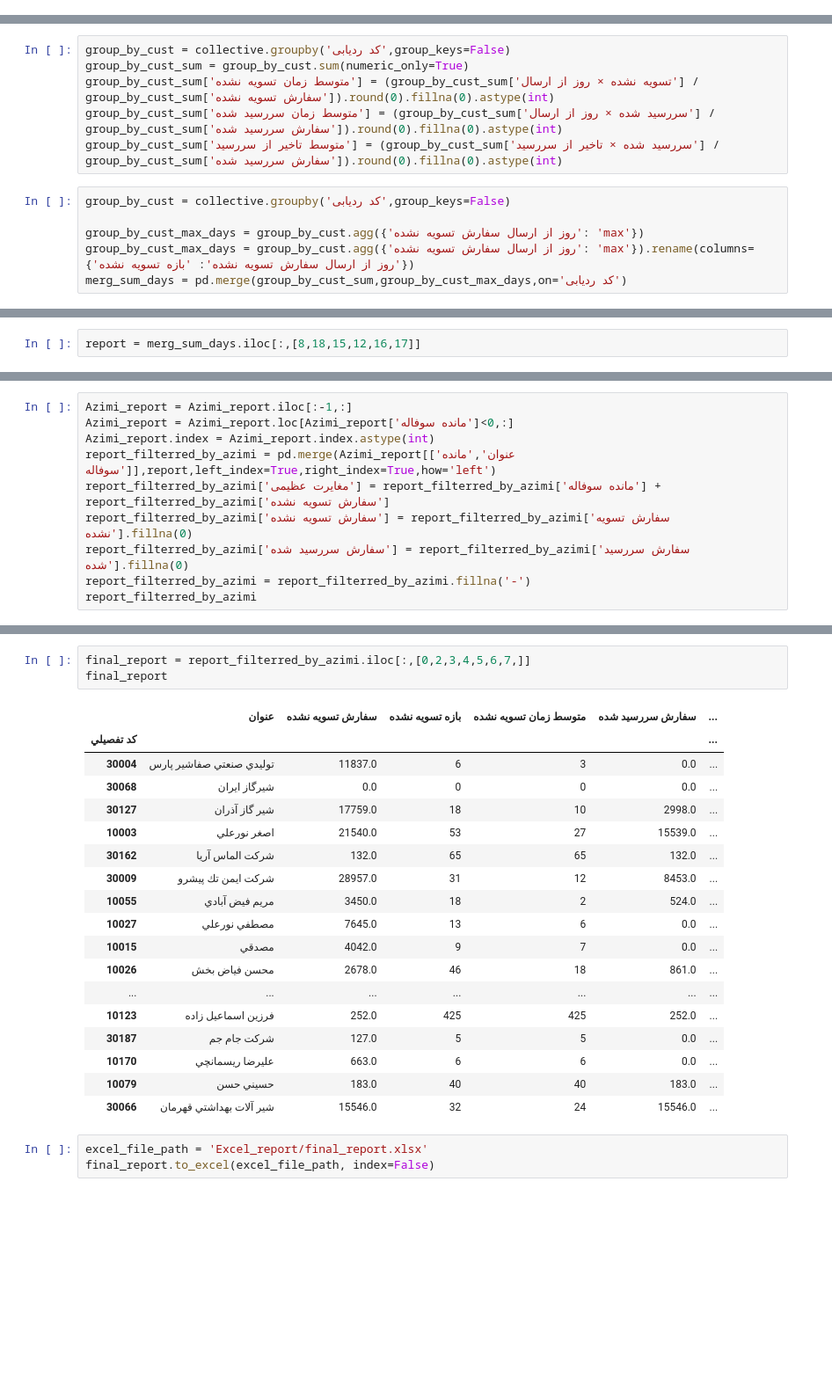
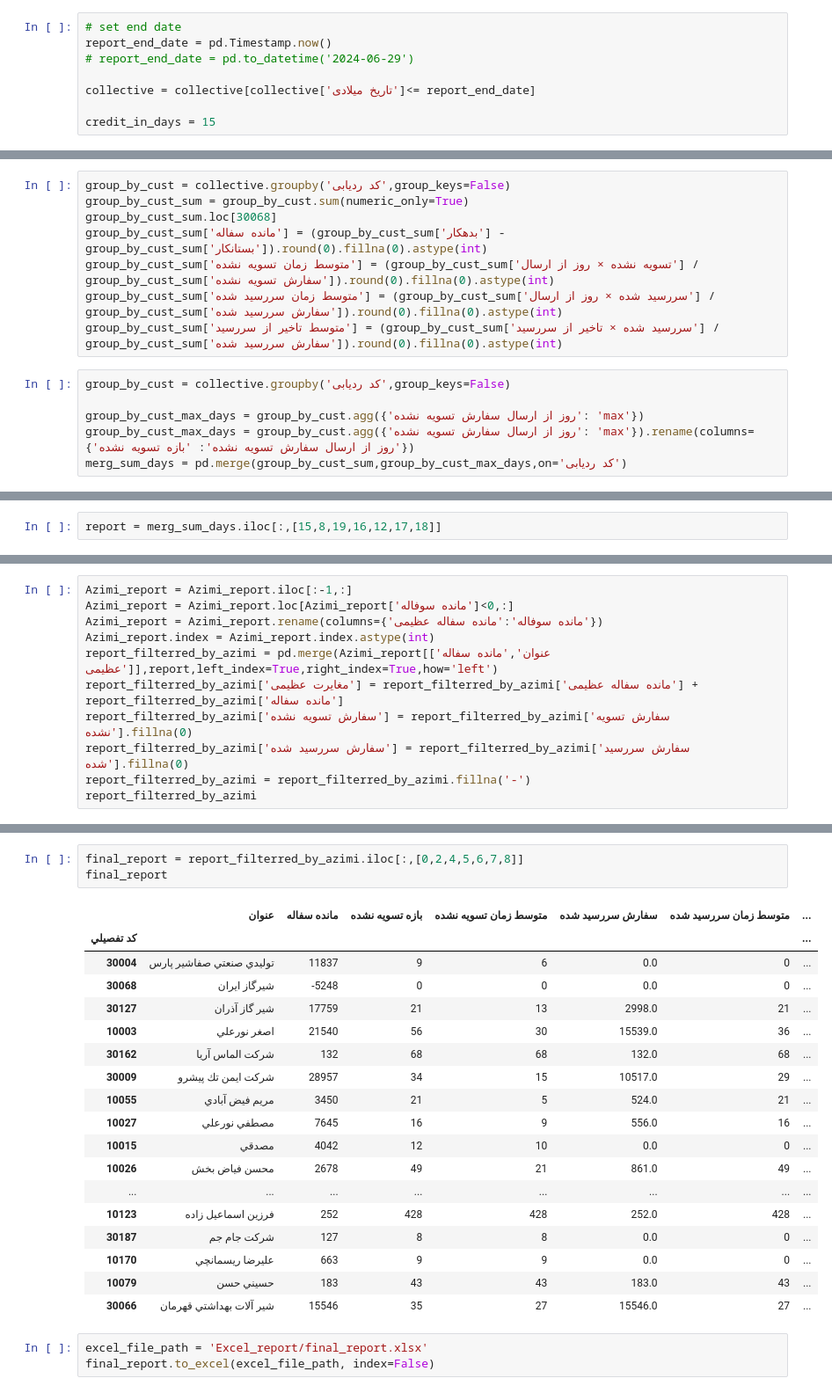
Before and after one commit to SahandSM/Chips_Report, a Jupyter notebook: main.ipynb, the cells around one changed output, grey strips where cells are left out. Shown: that part at 88% size. Cells and saved outputs as stored; diff of their text form; blank space fills up the shorter version.

Commit message:
corrected report_end_date filter and added مانده سفاله

```diff
--- a/main.ipynb
+++ b/main.ipynb
@@ -53,3 +49,11 @@ credit_in_days = 15
+# %%
+# set end date
+report_end_date = pd.Timestamp.now()
+# report_end_date = pd.to_datetime('2024-06-29')
+
+collective = collective[collective['تاريخ میلادی']<= report_end_date]
+
+credit_in_days = 15
 # %%
 collective['روز از ارسال سفارش تسویه نشده'] = pd.Timedelta(days=0)
 collective.loc[collective['سفارش تسویه نشده']>0,'روز از ارسال سفارش تسویه نشده'] = report_end_date - collective['تاريخ میلادی']
@@ -79,6 +97,8 @@ excel_file_path = 'Excel_report/collective.xlsx'
 # %%
 group_by_cust = collective.groupby('کد ردیابی',group_keys=False)
 group_by_cust_sum = group_by_cust.sum(numeric_only=True)
+group_by_cust_sum.loc[30068]
+group_by_cust_sum['مانده سفاله'] = (group_by_cust_sum['بدهکار'] - group_by_cust_sum['بستانکار']).round(0).fillna(0).astype(int)
 group_by_cust_sum['متوسط زمان تسویه نشده'] = (group_by_cust_sum['تسویه نشده × روز از ارسال'] / group_by_cust_sum['سفارش تسویه نشده']).round(0).fillna(0).astype(int)
 group_by_cust_sum['متوسط زمان سررسید شده'] = (group_by_cust_sum['سررسید شده × روز از ارسال'] / group_by_cust_sum['سفارش سررسید شده']).round(0).fillna(0).astype(int)
 group_by_cust_sum['متوسط تاخیر از سررسید'] = (group_by_cust_sum['سررسید شده × تاخیر از سررسید'] / group_by_cust_sum['سفارش سررسید شده']).round(0).fillna(0).astype(int)
@@ -91,2 +132,2 @@ merg_sum_days = pd.merge(group_by_cust_sum,group_by_cust_max_days,on='کد رد
 # %%
-report = merg_sum_days.iloc[:,[8,18,15,12,16,17]]
+report = merg_sum_days.iloc[:,[15,8,19,16,12,17,18]]
@@ -93,9 +151,10 @@ report = merg_sum_days.iloc[:,[8,18,15,12,16,17]]
 # %%
 Azimi_report = Azimi_report.iloc[:-1,:]
 Azimi_report = Azimi_report.loc[Azimi_report['مانده سوفاله']<0,:]
+Azimi_report = Azimi_report.rename(columns={'مانده سوفاله':'مانده سفاله عظیمی'})
 Azimi_report.index = Azimi_report.index.astype(int)
-report_filterred_by_azimi = pd.merge(Azimi_report[['عنوان','مانده سوفاله']],report,left_index=True,right_index=True,how='left')
-report_filterred_by_azimi['مغایرت عظیمی'] = report_filterred_by_azimi['مانده سوفاله'] + report_filterred_by_azimi['سفارش تسویه نشده']
+report_filterred_by_azimi = pd.merge(Azimi_report[['عنوان','مانده سفاله عظیمی']],report,left_index=True,right_index=True,how='left')
+report_filterred_by_azimi['مغایرت عظیمی'] = report_filterred_by_azimi['مانده سفاله عظیمی'] + report_filterred_by_azimi['مانده سفاله']
 report_filterred_by_azimi['سفارش تسویه نشده'] = report_filterred_by_azimi['سفارش تسویه نشده'].fillna(0)
 report_filterred_by_azimi['سفارش سررسید شده'] = report_filterred_by_azimi['سفارش سررسید شده'].fillna(0)
 report_filterred_by_azimi = report_filterred_by_azimi.fillna('-')
@@ -122,25 +181,25 @@ report_filterred_by_azimi
 # %%
-final_report = report_filterred_by_azimi.iloc[:,[0,2,3,4,5,6,7,]]
+final_report = report_filterred_by_azimi.iloc[:,[0,2,4,5,6,7,8]]
 final_report
 # %% [output]
-|  | عنوان | سفارش تسویه نشده | بازه تسویه نشده | متوسط زمان تسویه نشده | سفارش سررسید شده | ... |
-| كد تفصيلي |  |  |  |  |  | ... |
-| 30004 | توليدي صنعتي صفاشير پارس | 11837.0 | 6 | 3 | 0.0 | ... |
-| 30068 | شيرگاز ايران | 0.0 | 0 | 0 | 0.0 | ... |
-| 30127 | شير گاز آذران | 17759.0 | 18 | 10 | 2998.0 | ... |
-| 10003 | اصغر نورعلي | 21540.0 | 53 | 27 | 15539.0 | ... |
-| 30162 | شركت الماس آريا | 132.0 | 65 | 65 | 132.0 | ... |
-| 30009 | شركت ايمن تك پيشرو | 28957.0 | 31 | 12 | 8453.0 | ... |
-| 10055 | مريم فيض آبادي | 3450.0 | 18 | 2 | 524.0 | ... |
-| 10027 | مصطفي نورعلي | 7645.0 | 13 | 6 | 0.0 | ... |
-| 10015 | مصدقي | 4042.0 | 9 | 7 | 0.0 | ... |
-| 10026 | محسن فياض بخش | 2678.0 | 46 | 18 | 861.0 | ... |
-| ... | ... | ... | ... | ... | ... | ... |
-| 10123 | فرزين اسماعيل زاده | 252.0 | 425 | 425 | 252.0 | ... |
-| 30187 | شركت جام جم | 127.0 | 5 | 5 | 0.0 | ... |
-| 10170 | عليرضا ريسمانچي | 663.0 | 6 | 6 | 0.0 | ... |
-| 10079 | حسيني حسن | 183.0 | 40 | 40 | 183.0 | ... |
-| 30066 | شير آلات بهداشتي قهرمان | 15546.0 | 32 | 24 | 15546.0 | ... |
+|  | عنوان | مانده سفاله | بازه تسویه نشده | متوسط زمان تسویه نشده | سفارش سررسید شده | متوسط زمان سررسید شده | ... |
+| كد تفصيلي |  |  |  |  |  |  | ... |
+| 30004 | توليدي صنعتي صفاشير پارس | 11837 | 9 | 6 | 0.0 | 0 | ... |
+| 30068 | شيرگاز ايران | -5248 | 0 | 0 | 0.0 | 0 | ... |
+| 30127 | شير گاز آذران | 17759 | 21 | 13 | 2998.0 | 21 | ... |
+| 10003 | اصغر نورعلي | 21540 | 56 | 30 | 15539.0 | 36 | ... |
+| 30162 | شركت الماس آريا | 132 | 68 | 68 | 132.0 | 68 | ... |
+| 30009 | شركت ايمن تك پيشرو | 28957 | 34 | 15 | 10517.0 | 29 | ... |
+| 10055 | مريم فيض آبادي | 3450 | 21 | 5 | 524.0 | 21 | ... |
+| 10027 | مصطفي نورعلي | 7645 | 16 | 9 | 556.0 | 16 | ... |
+| 10015 | مصدقي | 4042 | 12 | 10 | 0.0 | 0 | ... |
+| 10026 | محسن فياض بخش | 2678 | 49 | 21 | 861.0 | 49 | ... |
+| ... | ... | ... | ... | ... | ... | ... | ... |
+| 10123 | فرزين اسماعيل زاده | 252 | 428 | 428 | 252.0 | 428 | ... |
+| 30187 | شركت جام جم | 127 | 8 | 8 | 0.0 | 0 | ... |
+| 10170 | عليرضا ريسمانچي | 663 | 9 | 9 | 0.0 | 0 | ... |
+| 10079 | حسيني حسن | 183 | 43 | 43 | 183.0 | 43 | ... |
+| 30066 | شير آلات بهداشتي قهرمان | 15546 | 35 | 27 | 15546.0 | 27 | ... |
 # %%
 excel_file_path = 'Excel_report/final_report.xlsx'
 final_report.to_excel(excel_file_path, index=False)
```
Also changed, not shown: parts of 5 cells of this notebook.
